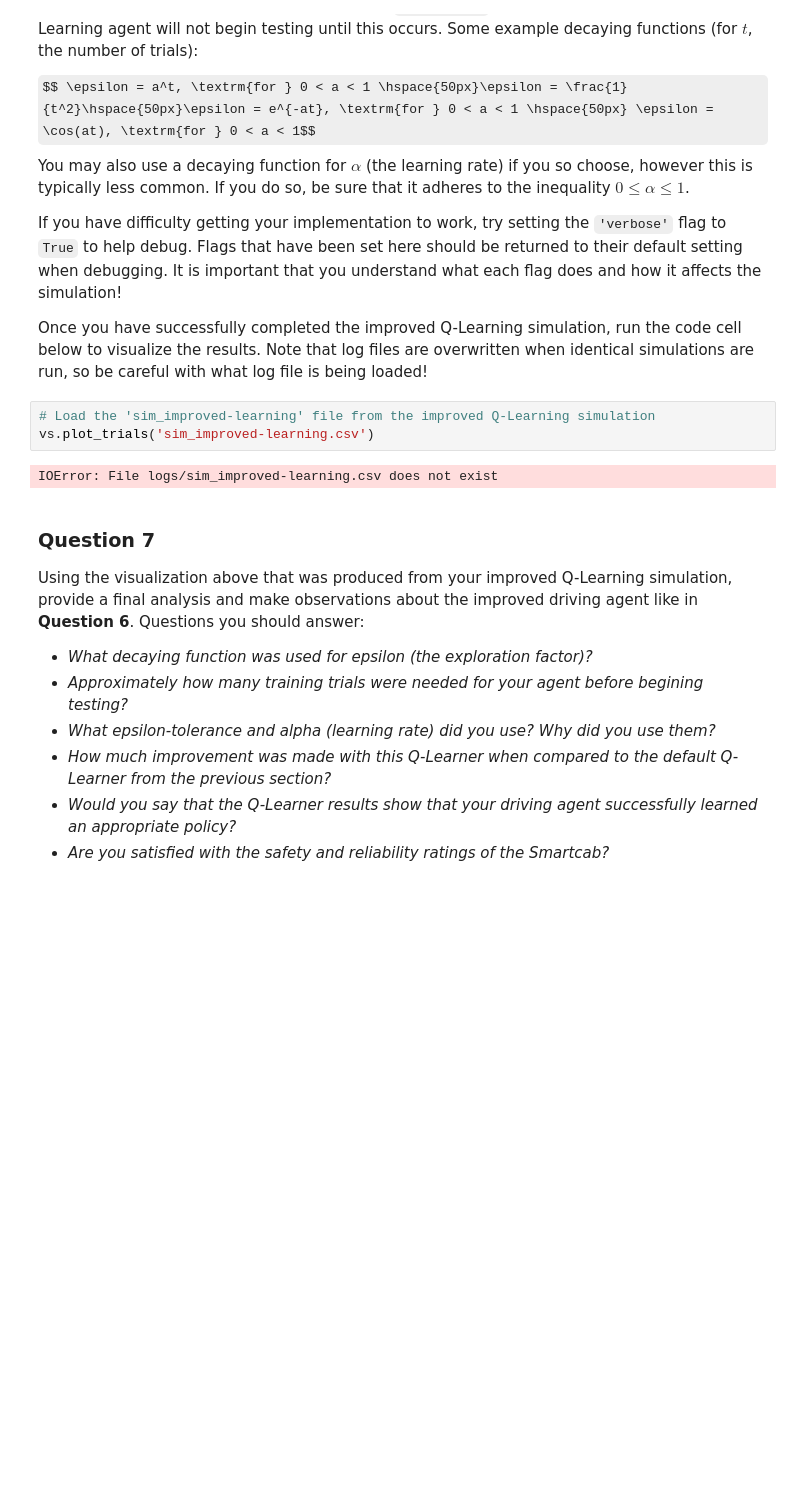
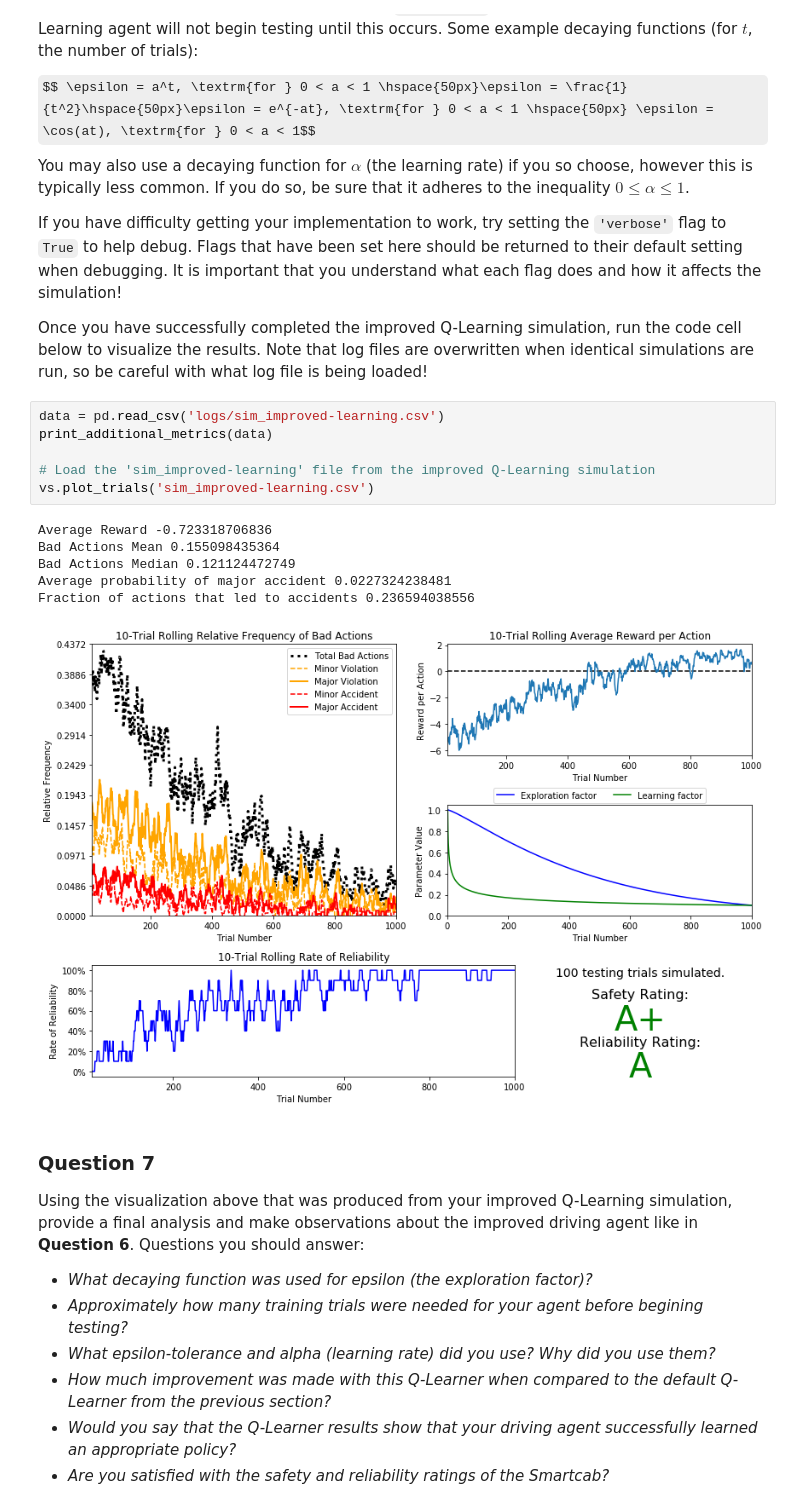
Before and after one commit to fink-stanislav/machine-learning, a Jupyter notebook: projects/smartcab/smartcab.ipynb, the cells around one changed output. Drawn from its saved outputs; the diff is of its cells as text; some formulas as TeX source; blank space fills up the shorter version.

```diff
--- a/projects/smartcab/smartcab.ipynb
+++ b/projects/smartcab/smartcab.ipynb
@@ -282,10 +328,18 @@ If you have difficulty getting your implementation to work, try setting the `'ve
 
 Once you have successfully completed the improved Q-Learning simulation, run the code cell below to visualize the results. Note that log files are overwritten when identical simulations are run, so be careful with what log file is being loaded!
 # %%
+data = pd.read_csv('logs/sim_improved-learning.csv')
+print_additional_metrics(data)
+
 # Load the 'sim_improved-learning' file from the improved Q-Learning simulation
 vs.plot_trials('sim_improved-learning.csv')
 # %% [output]
-IOError: File logs/sim_improved-learning.csv does not exist
+Average Reward -0.723318706836
+Bad Actions Mean 0.155098435364
+Bad Actions Median 0.121124472749
+Average probability of major accident 0.0227324238481
+Fraction of actions that led to accidents 0.236594038556
+[figure, added]
 # %% [markdown]
 ### Question 7
 Using the visualization above that was produced from your improved Q-Learning simulation, provide a final analysis and make observations about the improved driving agent like in **Question 6**. Questions you should answer:
```
Also changed, not shown: parts of 18 cells of this notebook, 13 other files.
